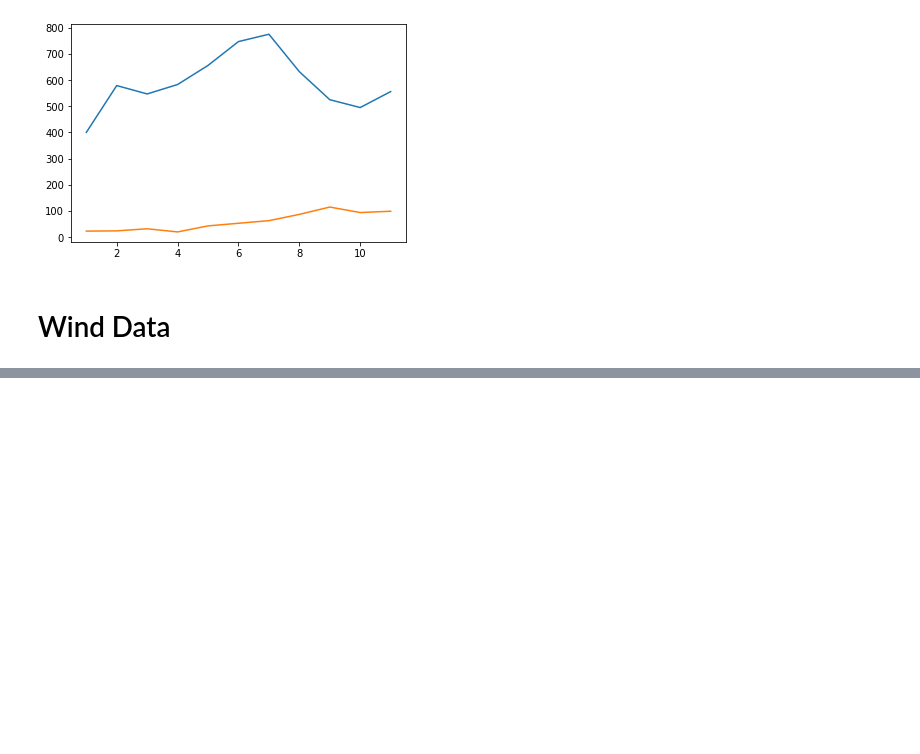
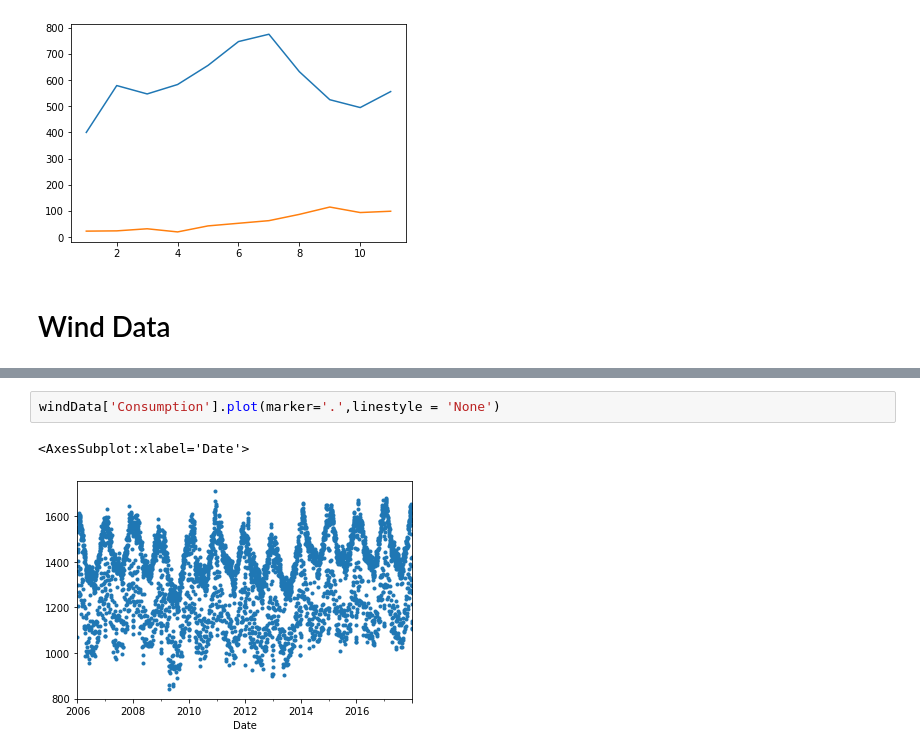
Before and after one commit to safiraauliar/H8_PYTN-KS-003, a Jupyter notebook: Sesi6-DataCleaning-with-pandas.ipynb, the cells around one changed output, grey strips where cells are left out. Saved outputs shown, nothing was run; the diff lists cells and outputs as text; blank space fills up the shorter version.

```diff
--- a/Sesi6-DataCleaning-with-pandas.ipynb
+++ b/Sesi6-DataCleaning-with-pandas.ipynb
@@ -242,0 +305,5 @@ memory usage: 171.3+ KB
+# %%
+windData['Consumption'].plot(marker='.',linestyle = 'None')
+# %% [output]
+<AxesSubplot:xlabel='Date'>
+[figure, added]
```
Also changed, not shown: parts of 8 cells of this notebook.
